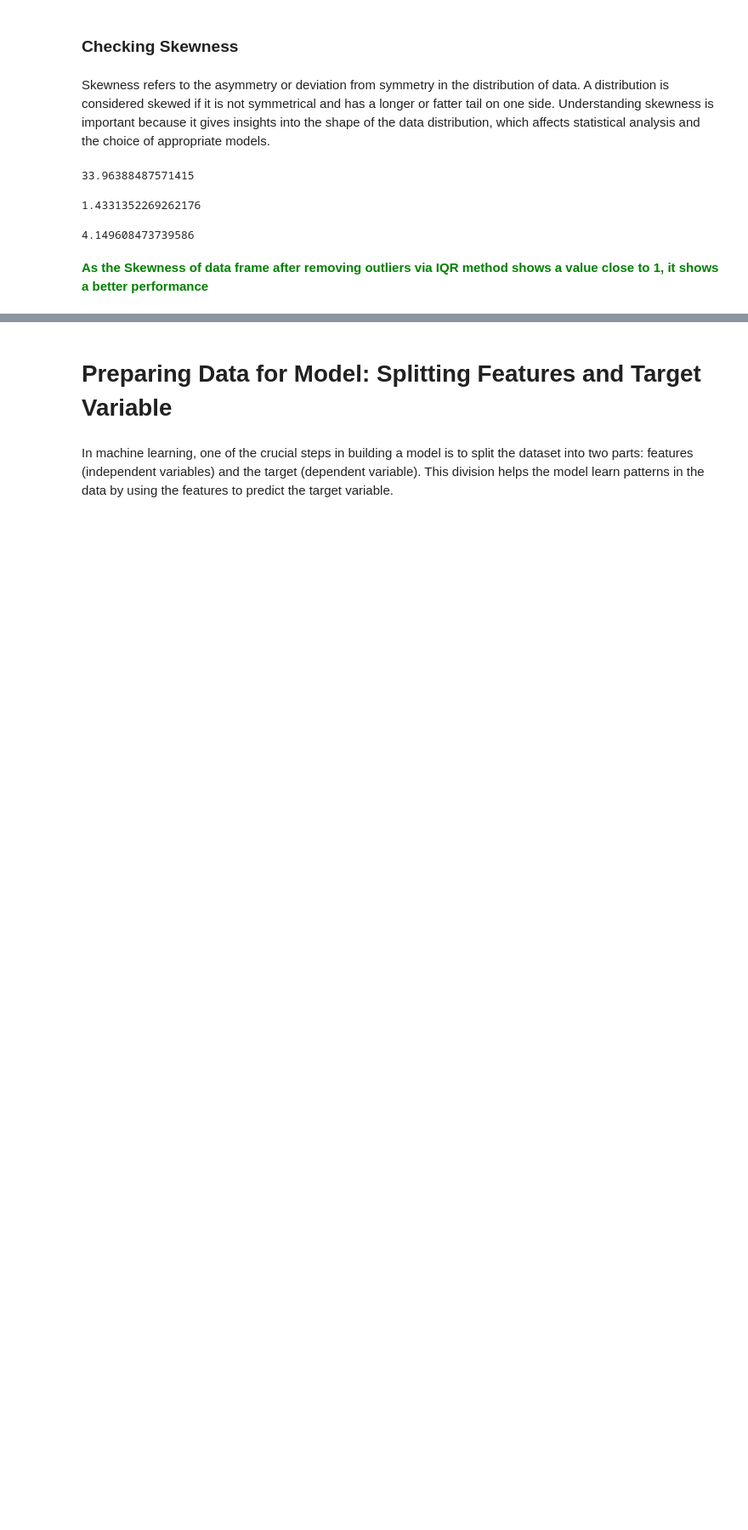
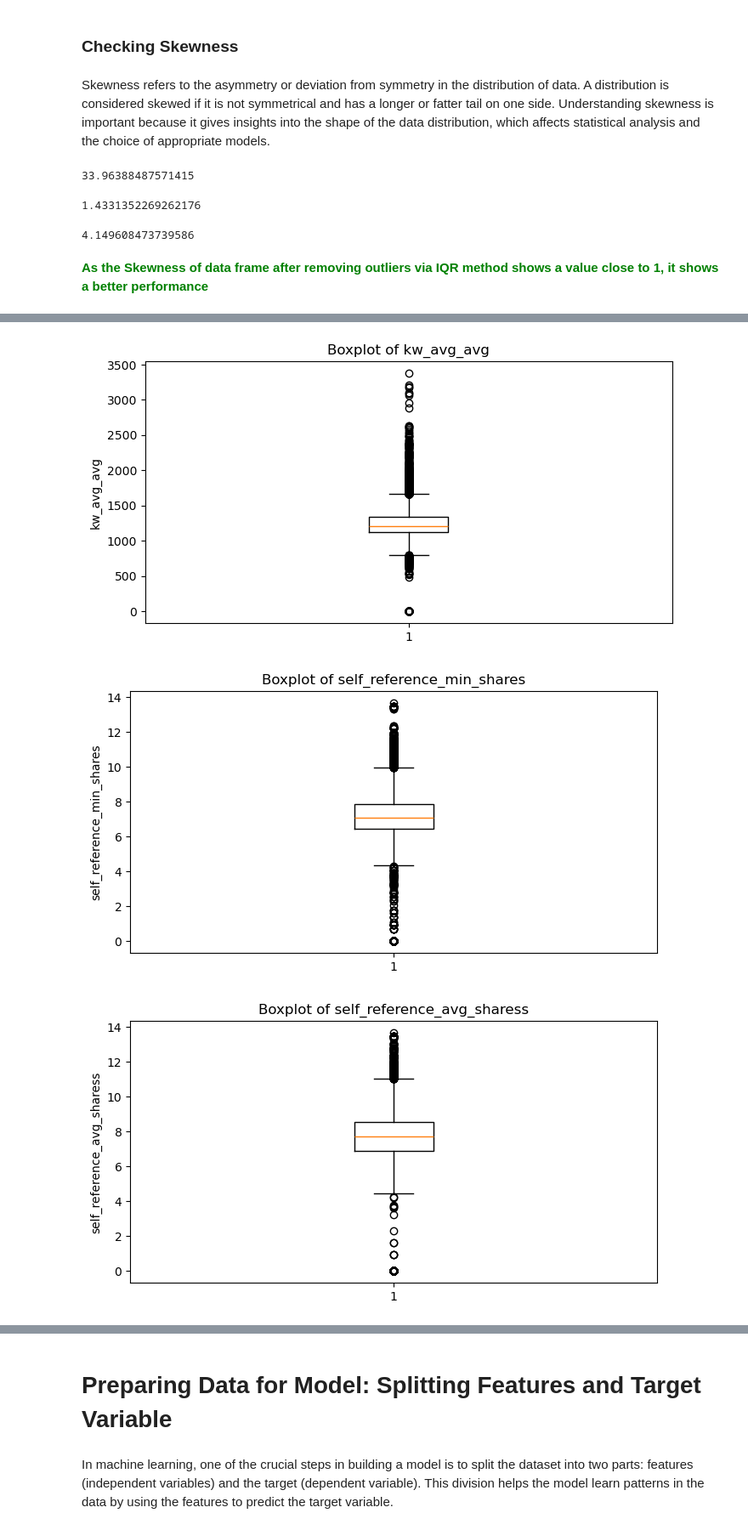
Before and after one commit to JONCYMARIAMJOHN/Online_news_popularity_prediction, a Jupyter notebook: Online_news_popularity.ipynb, the cells around one changed output, grey strips where cells are left out. Shown at 85% size. Drawn from its saved outputs; the diff is of its cells as text; code cells hidden in the pictures; blank space fills up the shorter version.

Commit message:
Implemented outlier detection and transformations on more columns to improve model performance

```diff
--- a/Online_news_popularity.ipynb
+++ b/Online_news_popularity.ipynb
@@ -449,0 +529,3 @@ df.drop(columns = 'z_score', inplace=True)
+# %%
+for col in selected_columns :
+    print(df[col].skew())
@@ -449,0 +543,6 @@ df.drop(columns = 'z_score', inplace=True)
+# %%
+df_new = df.copy()
+# %%
+for col in selected_columns :
+    df_new[col] =  np.log1p(df[col])
+    print(f"{col} : {df_new[col].skew()}")
@@ -449,0 +564,4 @@ df.drop(columns = 'z_score', inplace=True)
+# %%
+for col in ['kw_avg_avg', 'kw_max_avg', 'global_subjectivity', 'n_unique_tokens', 'average_token_length', 'is_weekend'] :
+    df_new[col], _ =  boxcox(df_new[col] + 1)
+    print(f"{col} : {df_new[col].skew()}")
@@ -449,0 +575,12 @@ df.drop(columns = 'z_score', inplace=True)
+# %%
+# Boxplots after the transformations
+for col in selected_columns :
+    plt.figure(figsize=(8,4))
+    plt.boxplot(df_new[col])
+    plt.title(f"Boxplot of {col}")
+    plt.ylabel(col)
+    plt.show()
+# %% [output]
+[figure, added]
+[figure, added]
+[figure, added]
```
Also changed, not shown: parts of 38 cells of this notebook.
